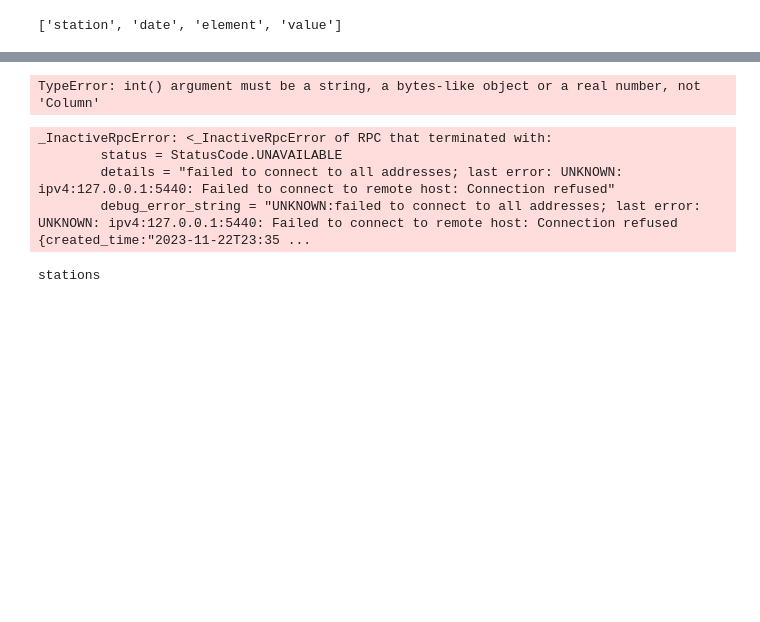
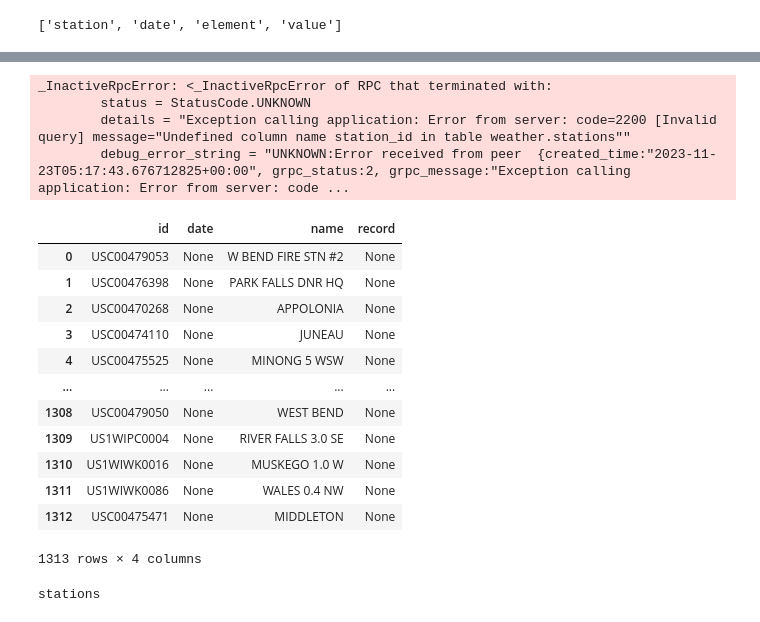
Before and after one commit to JunWisc/4_P6, a Jupyter notebook: nb/p6.ipynb, the cells around one changed output, grey strips where cells are left out. Drawn from its saved outputs; the diff is of its cells as text; code cells hidden in the pictures; blank space fills up the shorter version.

```diff
--- a/nb/p6.ipynb
+++ b/nb/p6.ipynb
@@ -272,10 +277,0 @@ only showing top 20 rows
-# %%
-for result_row in result_df:
-    res=stub.RecordTemps(station_pb2.RecordTempsRequest(
-        station=result_row.station,
-        date=str(result_row.date),
-        tmin=int(result_row.TMIN),
-        tmax=int(result_row.TMAX)
-    ))
-# %% [output]
-TypeError: int() argument must be a string, a bytes-like object or a real number, not 'Column'
@@ -298,6 +302,16 @@ stub = station_pb2_grpc.StationStub(channel)
 
 
 
+for result_row in result_df.collect():
+    res=stub.RecordTemps(station_pb2.RecordTempsRequest(
+        station=result_row.station,
+        date=str(result_row.date),
+        tmin=int(result_row.TMIN),
+        tmax=int(result_row.TMAX)
+    ))
+
+
+
 # Create a valid request message
 station_max_request = station_pb2.StationMaxRequest(station='USW00014837')
 
@@ -307,9 +321,30 @@ response = stub.StationMax(station_max_request)
 response.tmax
 # %% [output]
 _InactiveRpcError: <_InactiveRpcError of RPC that terminated with:
-        status = StatusCode.UNAVAILABLE
-        details = "failed to connect to all addresses; last error: UNKNOWN: ipv4:127.0.0.1:5440: Failed to connect to remote host: Connection refused"
-        debug_error_string = "UNKNOWN:failed to connect to all addresses; last error: UNKNOWN: ipv4:127.0.0.1:5440: Failed to connect to remote host: Connection refused {created_time:"2023-11-22T23:35 ...
+        status = StatusCode.UNKNOWN
+        details = "Exception calling application: Error from server: code=2200 [Invalid query] message="Undefined column name station_id in table weather.stations""
+        debug_error_string = "UNKNOWN:Error received from peer  {created_time:"2023-11-23T05:17:43.676712825+00:00", grpc_status:2, grpc_message:"Exception calling application: Error from server: code ...
+# %%
+import pandas as pd
+pd.DataFrame(cass.execute("""
+    SELECT *
+    FROM weather.stations
+"""
+                         ) )
+# %% [output]
+|  | id | date | name | record |
+| 0 | USC00479053 | None | W BEND FIRE STN #2 | None |
+| 1 | USC00476398 | None | PARK FALLS DNR HQ | None |
+| 2 | USC00470268 | None | APPOLONIA | None |
+| 3 | USC00474110 | None | JUNEAU | None |
+| 4 | USC00475525 | None | MINONG 5 WSW | None |
+| ... | ... | ... | ... | ... |
+| 1308 | USC00479050 | None | WEST BEND | None |
+| 1309 | US1WIPC0004 | None | RIVER FALLS 3.0 SE | None |
+| 1310 | US1WIWK0016 | None | MUSKEGO 1.0 W | None |
+| 1311 | US1WIWK0086 | None | WALES 0.4 NW | None |
+| 1312 | USC00475471 | None | MIDDLETON | None |
+1313 rows × 4 columns
 # %%
 # Create a DataFrame that corresponds to the stations table in Cassandra
 df = spark.read.format("org.apache.spark.sql.cassandra")\
```
Also changed, not shown: parts of 11 cells of this notebook, 7 other files.
